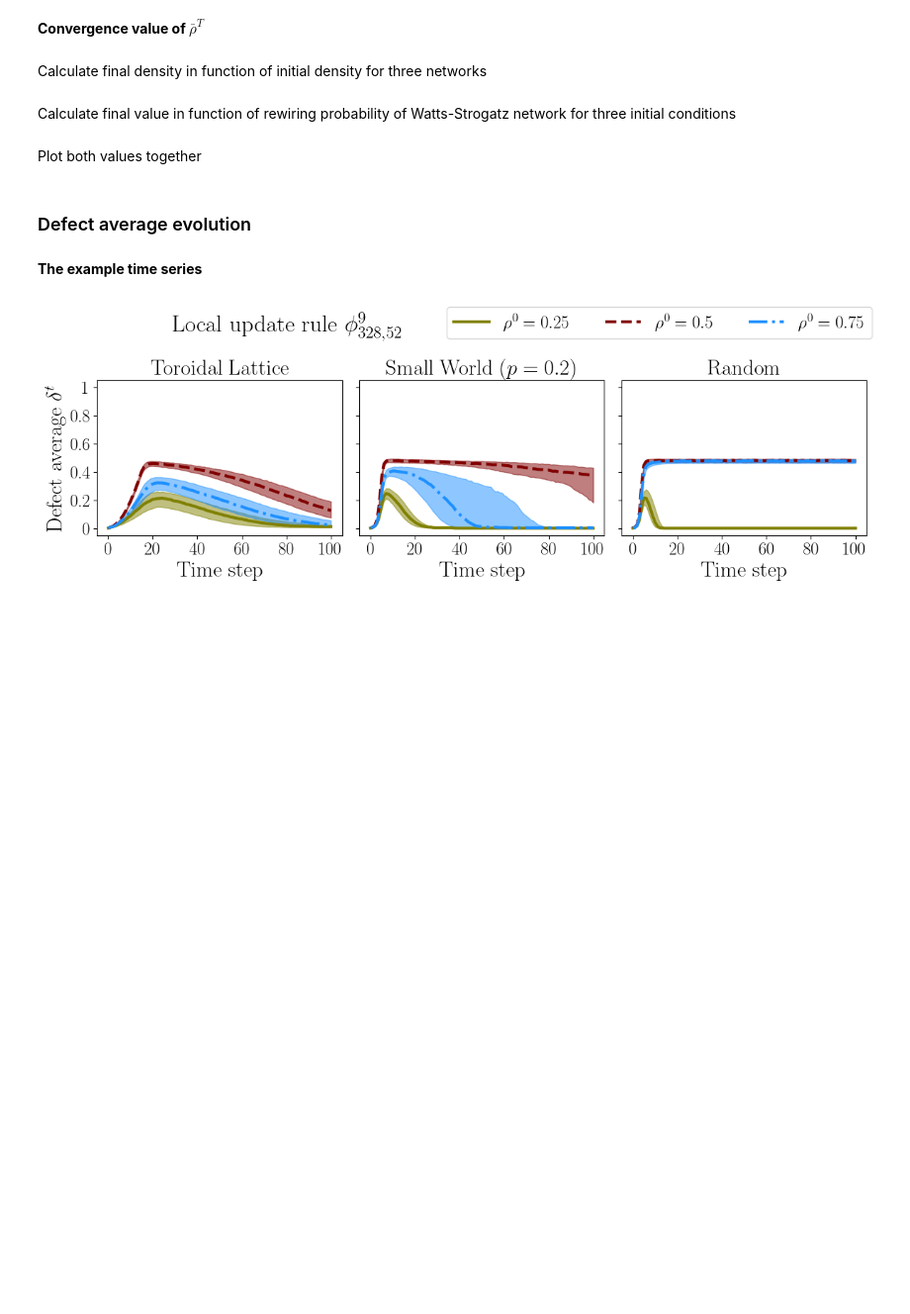
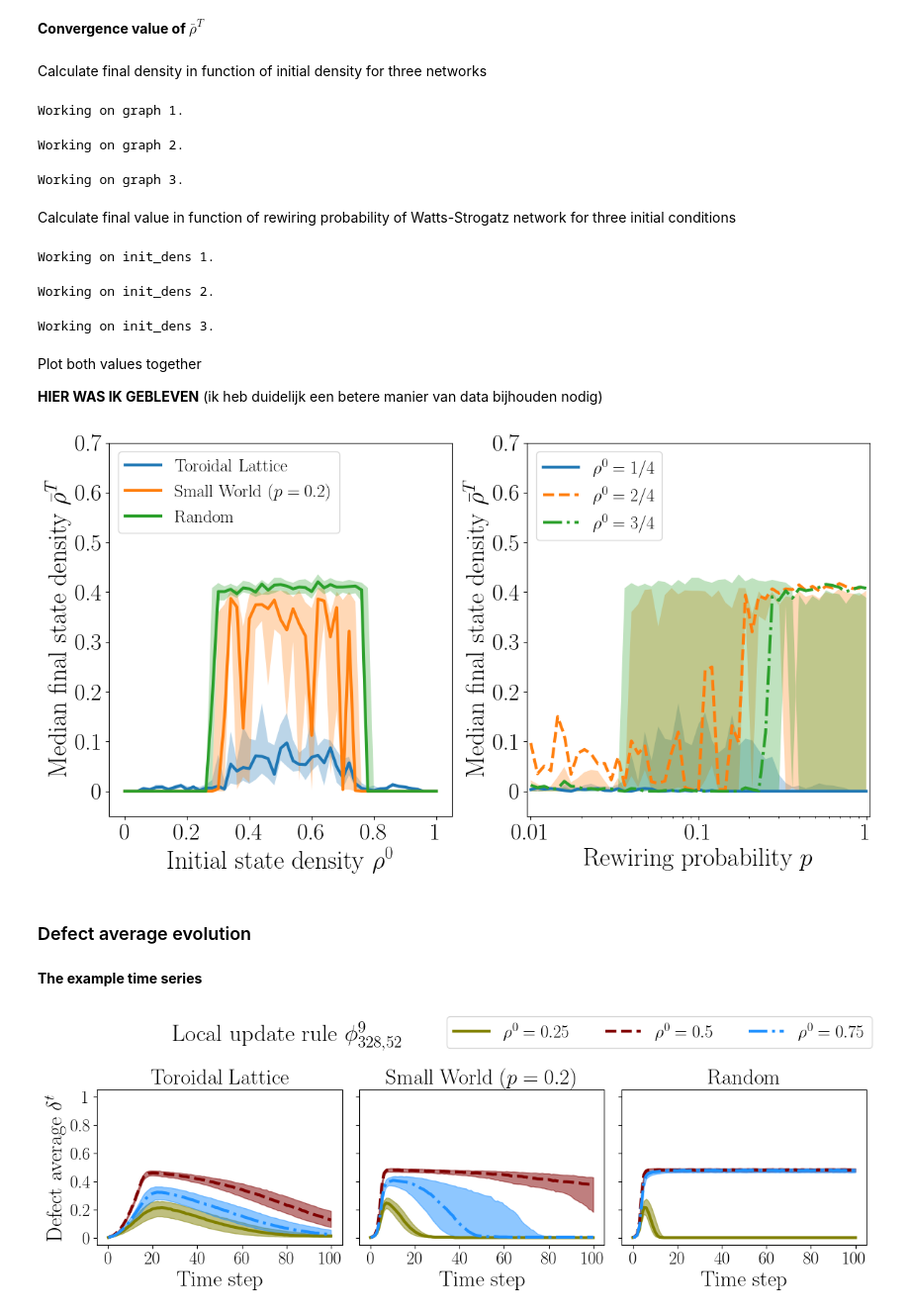
Before and after one commit to mrollier/network_automata_robustness, a Jupyter notebook: manuscript/essential-metrics_figures.ipynb, the cells around one changed output. Shown at 99% size. Cells and saved outputs as stored; diff of their text form; code cells hidden in the pictures; blank space fills up the shorter version.

```diff
--- a/manuscript/essential-metrics_figures.ipynb
+++ b/manuscript/essential-metrics_figures.ipynb
@@ -811,7 +811,8 @@ from src.analysis import median_and_percentiles_over_ensemble
 # %% [markdown]
 Calculate final density in function of initial density for three networks
 # %%
-RUN_AGAIN = False
+RUN_AGAIN = True
+SAVEDATA = True
 # takes a long time!
 
 if RUN_AGAIN:
@@ -858,7 +859,7 @@ if RUN_AGAIN:
 
     edges = [lattice_edges, small_world_edges, random_edges]
 
-    num_config = 1000
+    num_config = 10 # 1000
     init_dens_res = 51
     init_dens_array = np.linspace(0,1,init_dens_res)
     delta_t = 10
@@ -893,10 +894,21 @@ if RUN_AGAIN:
     median_list_per_graph = np.array(median_list_per_graph)
     lw_perc_list_per_graph = np.array(lw_perc_list_per_graph)
     up_perc_list_per_graph = np.array(up_perc_list_per_graph)
+
+    if SAVEDATA:
+        np.save("data/final_state_densities/dens_list_per_init_dens_per_graph.npy", dens_list_per_init_dens_per_graph)
+        np.save("data/final_state_densities/median_list_per_graph.npy", median_list_per_graph)
+        np.save("data/final_state_densities/lw_perc_list_per_graph.npy", lw_perc_list_per_graph)
+        np.save("data/final_state_densities/up_perc_list_per_graph.npy", up_perc_list_per_graph)
+# %% [output]
+Working on graph 1.
+Working on graph 2.
+Working on graph 3.
 # %% [markdown]
 Calculate final value in function of rewiring probability of Watts-Strogatz network for three initial conditions
 # %%
-RUN_AGAIN = False
+RUN_AGAIN = True
+SAVEDATA = True
 # takes a long time
 
 if RUN_AGAIN:
@@ -918,7 +930,7 @@ if RUN_AGAIN:
         edges.append(edge)
         graph.to_undirected()
 
-    num_config = 1000
+    num_config = 10 # 1000
     delta_t = 10
 
     init_dens_list = [0.25, 0.5, 0.75]
@@ -952,8 +964,32 @@ if RUN_AGAIN:
     median_list_per_init_dens = np.array(median_list_per_init_dens)
     lw_perc_list_per_init_dens = np.array(lw_perc_list_per_init_dens)
     up_perc_list_per_init_dens = np.array(up_perc_list_per_graph)
+
+    if SAVEDATA:
+        np.save("data/final_state_densities/dens_list_per_graph_per_init_dens.npy", dens_list_per_graph_per_init_dens)
+        np.save("data/final_state_densities/median_list_per_init_dens.npy", median_list_per_init_dens)
+        np.save("data/final_state_densities/lw_perc_list_per_init_dens.npy", lw_perc_list_per_init_dens)
+        np.save("data/final_state_densities/up_perc_list_per_init_dens.npy", up_perc_list_per_init_dens)
+# %% [output]
+Working on init_dens 1.
+Working on init_dens 2.
+Working on init_dens 3.
-# %% [markdown]
-Plot both values together
+# %%
+# load the data
+
+dens_list_per_init_dens_per_graph = np.load("data/final_state_densities/dens_list_per_init_dens_per_graph.npy")
+median_list_per_graph = np.load("data/final_state_densities/median_list_per_graph.npy")
+lw_perc_list_per_graph = np.load("data/final_state_densities/lw_perc_list_per_graph.npy")
+up_perc_list_per_graph = np.load("data/final_state_densities/up_perc_list_per_graph.npy")
+
+dens_list_per_graph_per_init_dens = np.load("data/final_state_densities/dens_list_per_graph_per_init_dens.npy")
+median_list_per_init_dens = np.load("data/final_state_densities/median_list_per_init_dens.npy")
+lw_perc_list_per_init_dens = np.load("data/final_state_densities/lw_perc_list_per_init_dens.npy")
+up_perc_list_per_init_dens = np.load("data/final_state_densities/up_perc_list_per_init_dens.npy")
+# %% [markdown]
+Plot both values together
+
+**HIER WAS IK GEBLEVEN** (ik heb duidelijk een betere manier van data bijhouden nodig)
 # %%
 SAVEFIG = False
 
@@ -961,17 +997,22 @@ fig, axs = plt.subplots(1,2,figsize=(12,6.5))
 fontsize=26
 
 for median_list, lw_perc_list, up_perc_list, graph_name in zip(median_list_per_graph,
-                                                                      lw_perc_list_per_graph,
-                                                                      up_perc_list_per_graph,
-                                                                      graph_names):
+                                                               lw_perc_list_per_graph,
+                                                               up_perc_list_per_graph,
+                                                               graph_names):
     axs[0].plot(init_dens_array, median_list, lw=3, label=graph_name)
-    axs[0].fill_between(init_dens_array, lw_perc_list, lw_perc_list, alpha=0.3)
+    axs[0].fill_between(init_dens_array, lw_perc_list, up_perc_list, alpha=0.3)
 
-for median_list, neg_uncertainty_list, pos_uncertainty_list, init_dens in zip(median_list_per_init_dens,
+label_list = [f"$\\rho^0 = 1/4$", f"$\\rho^0 = 2/4$", f"$\\rho^0 = 3/4$"]
+ls_list = ['-', '--', '-.']
+
+for median_list, lw_perc_list, up_perc_list, init_dens, label, ls in zip(median_list_per_init_dens,
                                                                       lw_perc_list_per_init_dens,
                                                                       up_perc_list_per_init_dens,
-                                                                      init_dens_list):
-    axs[1].plot(rewiring_prob_array, median_list, lw=3, label=f"$\\rho^0 = {init_dens}$")
+                                                                      init_dens_list,
+                                                                      label_list,
+                                                                      ls_list):
+    axs[1].plot(rewiring_prob_array, median_list, lw=3, ls=ls, label=label)
     axs[1].fill_between(rewiring_prob_array, lw_perc_list, up_perc_list, alpha=0.3)
     axs[1].set_xscale('log')
 
@@ -980,36 +1021,38 @@ axs[0].set_xlabel("Initial state density $\\rho^0$", fontsize=fontsize)
 axs[0].legend(fontsize=fontsize-8, loc='upper left')
 
 axs[0].set_ylim([-0.05,0.7])
 axs[0].set_xlim([-0.05, 1.05])
 
 # left plot
 xticks = [0, 0.2, 0.4, 0.6, 0.8, 1]
 yticks = [0, 0.1, 0.2, 0.3, 0.4, 0.5, 0.6, 0.7]
 axs[0].set_xticks(xticks)
 axs[0].set_xticklabels(xticks, fontsize=fontsize-2)
 axs[0].set_yticks(yticks)
 axs[0].set_yticklabels(yticks, fontsize=fontsize-2)
 
 # right plot
 axs[1].legend(fontsize=fontsize-8, loc='upper left')
 axs[1].set_ylabel("Median final state density $\\bar{\\rho}^T$", fontsize=fontsize)
 axs[1].set_xlabel(f"Rewiring probability $p$", fontsize=fontsize)
 axs[1].set_ylim([-0.05,0.7])
-axs[1].set_xlim([0.001*0.95, 1*1.05])
-xticks = [0.001, 0.01, 0.1, 1]
+axs[1].set_xlim([0.01*0.95, 1*1.05])
+xticks = [0.01, 0.1, 1]
 yticks = [0, 0.1, 0.2, 0.3, 0.4, 0.5, 0.6, 0.7]
 # axs[1].set_yscale('log')
 axs[1].set_xticks(xticks)
 axs[1].set_xticklabels(xticks, fontsize=fontsize-2)
 axs[1].set_yticks(yticks)
 axs[1].set_yticklabels(yticks, fontsize=fontsize-2)
 
-fig.suptitle(f"Local update rule {model.__str__(latex=True)}\nFinal state densities depend on initial configuration and topology", fontsize=fontsize+2, y=1)
+# fig.suptitle(f"Local update rule {model.__str__(latex=True)}\nFinal state densities depend on initial configuration and topology", fontsize=fontsize+2, y=1)
 fig.tight_layout()
 
 if SAVEFIG:
     savename = f"final_state_densities_vs_init_conf_and_topology_{model.__str__()}.pdf"
     plt.savefig(f"{savename}", bbox_inches='tight')
+# %% [output]
+[figure, added]
 # %% [markdown]
 ### Defect average evolution
 # %% [markdown]
```
Also changed, not shown: parts of 6 cells of this notebook, 4 other files.
